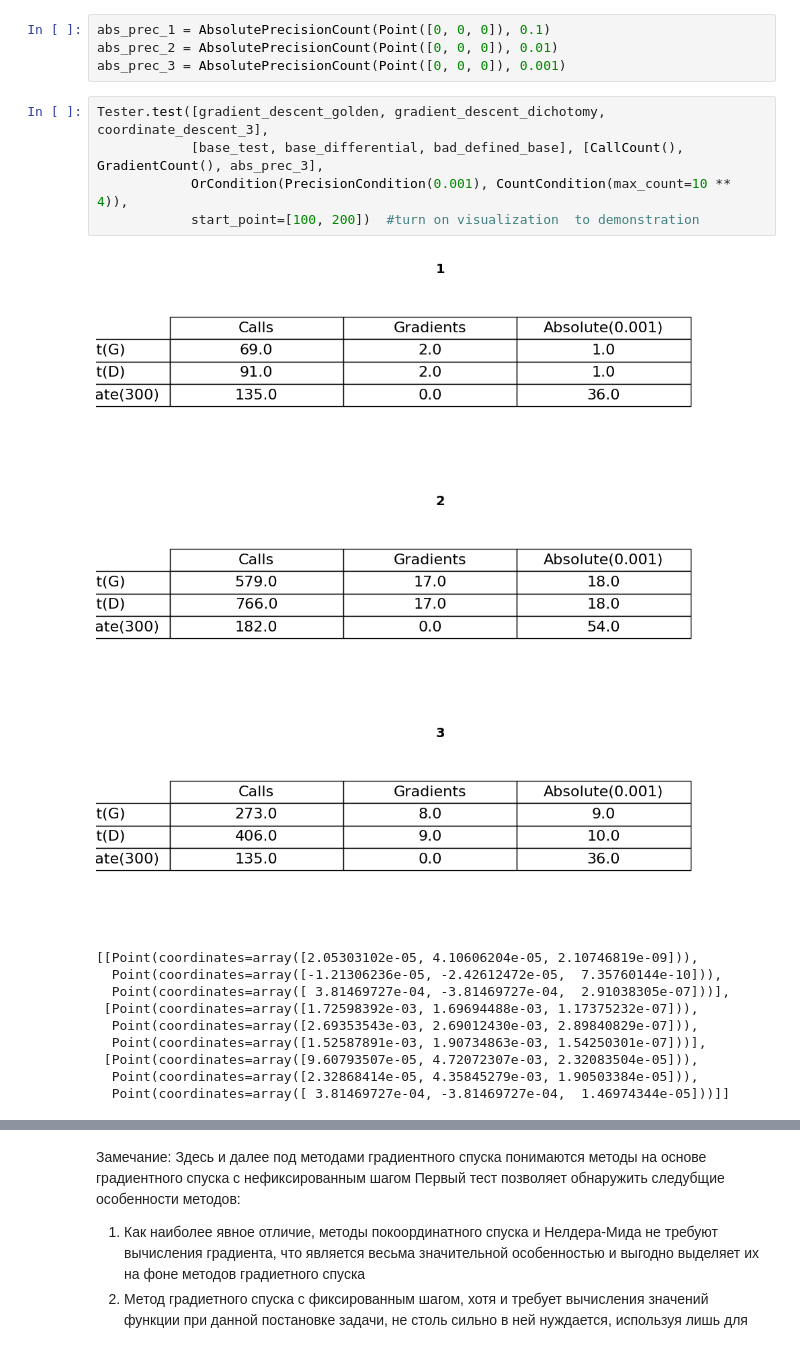
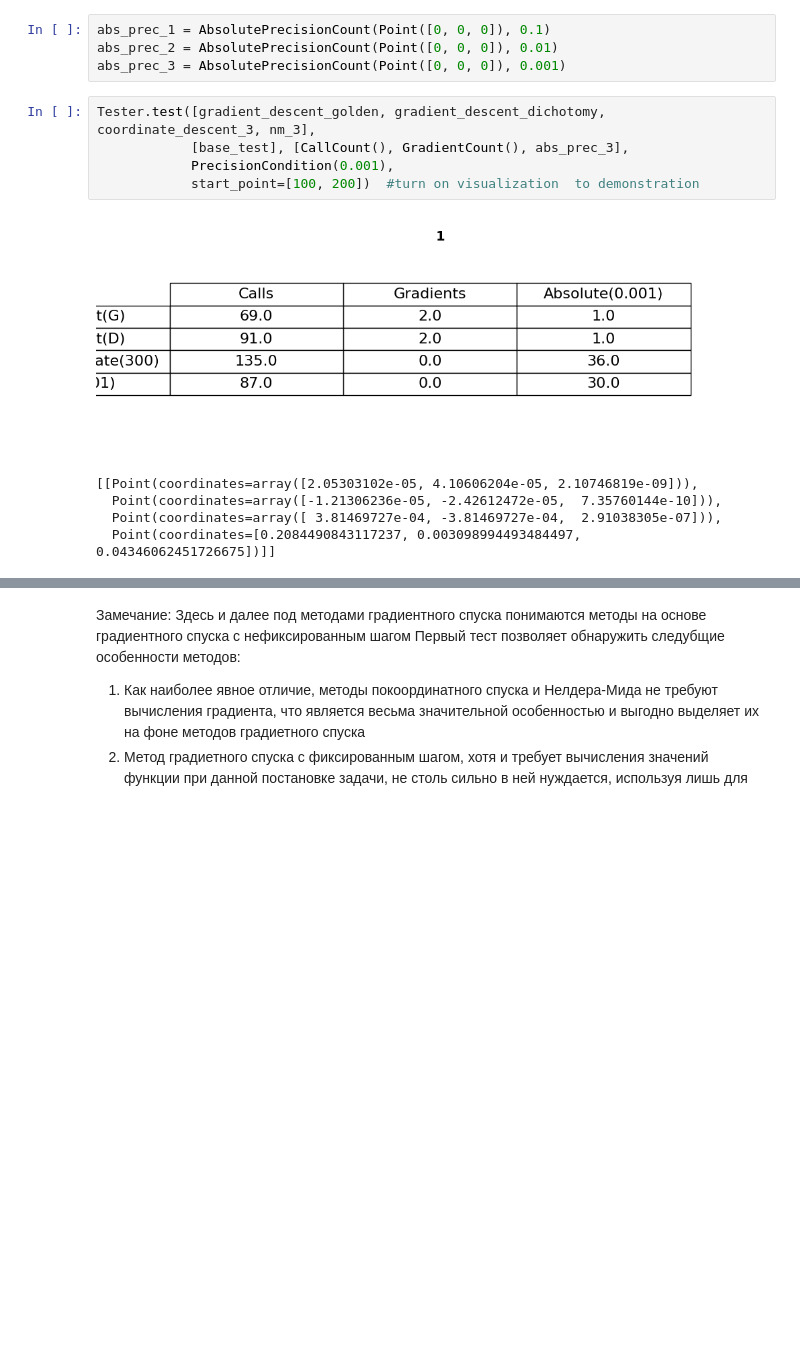
Before and after one commit to Skorniakov-Leonid/Methods-of-optimization, a Jupyter notebook: presentation/lab-1/test.ipynb, the cells around one changed output, grey strips where cells are left out. Cells and saved outputs as stored; diff of their text form; blank space fills up the shorter version.

Commit message:
nm added to tests

```diff
--- a/presentation/lab-1/test.ipynb
+++ b/presentation/lab-1/test.ipynb
@@ -57,23 +57,16 @@ abs_prec_1 = AbsolutePrecisionCount(Point([0, 0, 0]), 0.1)
 abs_prec_2 = AbsolutePrecisionCount(Point([0, 0, 0]), 0.01)
 abs_prec_3 = AbsolutePrecisionCount(Point([0, 0, 0]), 0.001)
 # %%
-Tester.test([gradient_descent_golden, gradient_descent_dichotomy, coordinate_descent_3],
-            [base_test, base_differential, bad_defined_base], [CallCount(), GradientCount(), abs_prec_3],
-            OrCondition(PrecisionCondition(0.001), CountCondition(max_count=10 ** 4)),
+Tester.test([gradient_descent_golden, gradient_descent_dichotomy, coordinate_descent_3, nm_3],
+            [base_test], [CallCount(), GradientCount(), abs_prec_3],
+            PrecisionCondition(0.001),
             start_point=[100, 200])  #turn on visualization  to demonstration
 # %% [output]
-[figure, old version]
+[figure, new version]
-[figure, removed]
-[figure, removed]
 [[Point(coordinates=array([2.05303102e-05, 4.10606204e-05, 2.10746819e-09])),
   Point(coordinates=array([-1.21306236e-05, -2.42612472e-05,  7.35760144e-10])),
-  Point(coordinates=array([ 3.81469727e-04, -3.81469727e-04,  2.91038305e-07]))],
- [Point(coordinates=array([1.72598392e-03, 1.69694488e-03, 1.17375232e-07])),
-  Point(coordinates=array([2.69353543e-03, 2.69012430e-03, 2.89840829e-07])),
-  Point(coordinates=array([1.52587891e-03, 1.90734863e-03, 1.54250301e-07]))],
- [Point(coordinates=array([9.60793507e-05, 4.72072307e-03, 2.32083504e-05])),
-  Point(coordinates=array([2.32868414e-05, 4.35845279e-03, 1.90503384e-05])),
-  Point(coordinates=array([ 3.81469727e-04, -3.81469727e-04,  1.46974344e-05]))]]
+  Point(coordinates=array([ 3.81469727e-04, -3.81469727e-04,  2.91038305e-07])),
+  Point(coordinates=[0.2084490843117237, 0.003098994493484497, 0.04346062451726675])]]
 # %%
 Tester.test([BaseGradientDescent()], [base_test, base_differential, bad_defined_base],
             [CallCount(), GradientCount(), abs_prec_3], CountCondition(max_count=10 ** 4), learning_rate=0.1,
```
Also changed, not shown: parts of 10 cells of this notebook.
